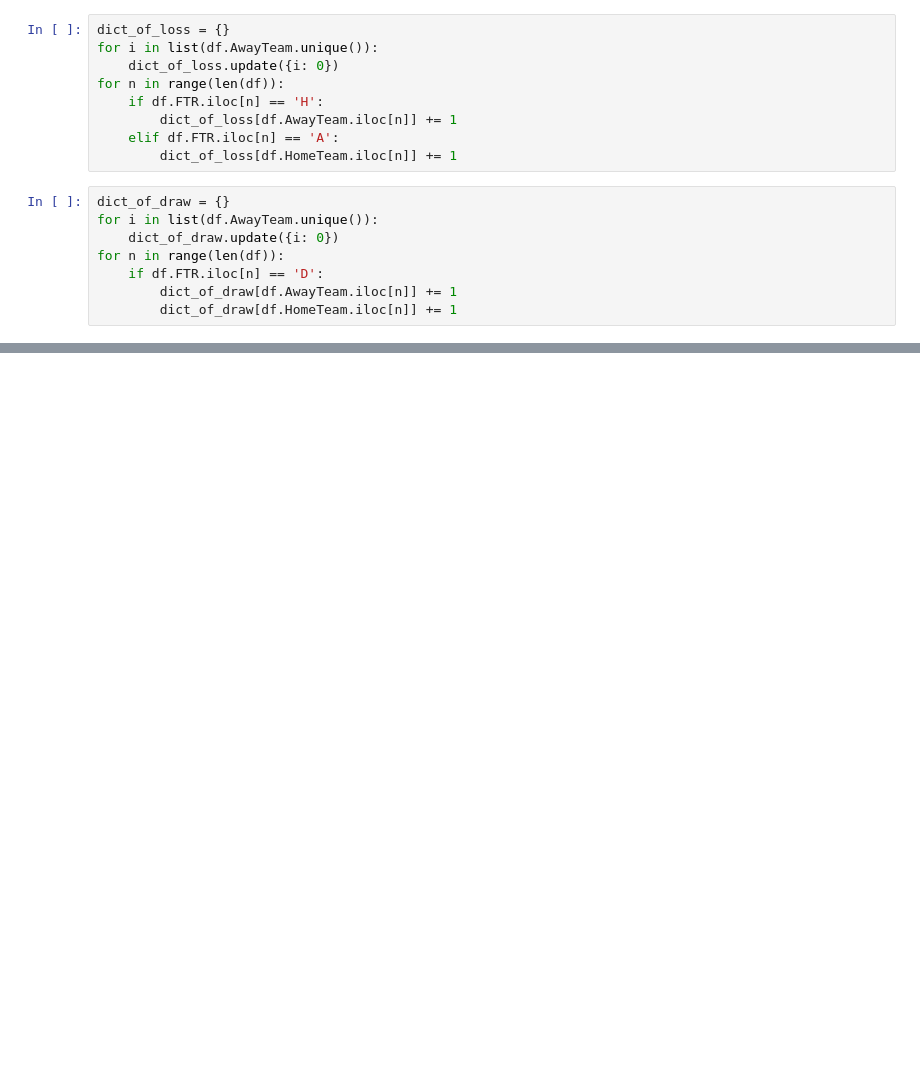
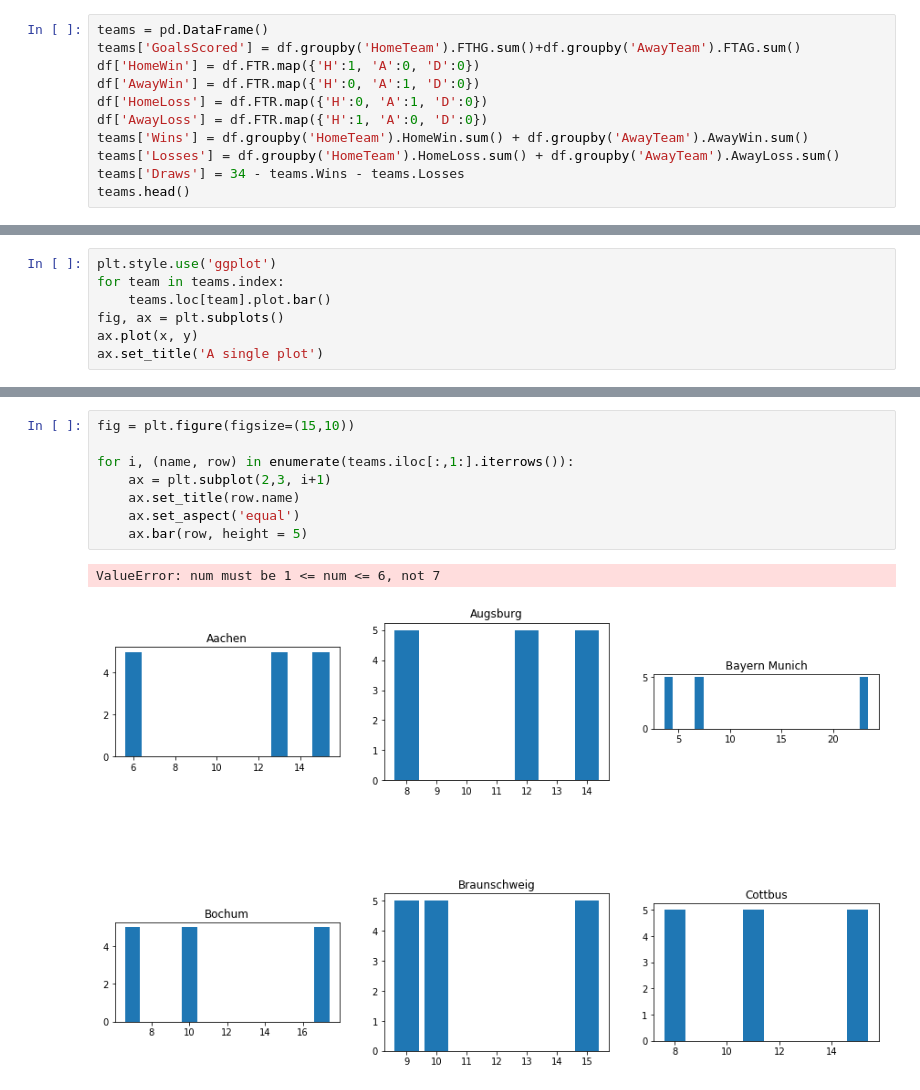
Before and after one commit to zapatos24/Mod-2-Summative-Lab, a Jupyter notebook: API_and_Win_Rates.ipynb, the cells around one changed output, grey strips where cells are left out. Drawn from its saved outputs; the diff is of its cells as text; blank space fills up the shorter version.

```diff
--- a/API_and_Win_Rates.ipynb
+++ b/API_and_Win_Rates.ipynb
@@ -56,17 +45,11 @@ for n in range(len(df)):
-# %%
-dict_of_loss = {}
-for i in list(df.AwayTeam.unique()):
-    dict_of_loss.update({i: 0})
-for n in range(len(df)):
-    if df.FTR.iloc[n] == 'H':
-        dict_of_loss[df.AwayTeam.iloc[n]] += 1
-    elif df.FTR.iloc[n] == 'A':
-        dict_of_loss[df.HomeTeam.iloc[n]] += 1
-# %%
-dict_of_draw = {}
-for i in list(df.AwayTeam.unique()):
-    dict_of_draw.update({i: 0})
-for n in range(len(df)):
-    if df.FTR.iloc[n] == 'D':
-        dict_of_draw[df.AwayTeam.iloc[n]] += 1
-        dict_of_draw[df.HomeTeam.iloc[n]] += 1
+# %%
+teams = pd.DataFrame()
+teams['GoalsScored'] = df.groupby('HomeTeam').FTHG.sum()+df.groupby('AwayTeam').FTAG.sum()
+df['HomeWin'] = df.FTR.map({'H':1, 'A':0, 'D':0})
+df['AwayWin'] = df.FTR.map({'H':0, 'A':1, 'D':0})
+df['HomeLoss'] = df.FTR.map({'H':0, 'A':1, 'D':0})
+df['AwayLoss'] = df.FTR.map({'H':1, 'A':0, 'D':0})
+teams['Wins'] = df.groupby('HomeTeam').HomeWin.sum() + df.groupby('AwayTeam').AwayWin.sum()
+teams['Losses'] = df.groupby('HomeTeam').HomeLoss.sum() + df.groupby('AwayTeam').AwayLoss.sum()
+teams['Draws'] = 34 - teams.Wins - teams.Losses
+teams.head()
@@ -72,0 +76,7 @@ for n in range(len(df)):
+# %%
+plt.style.use('ggplot')
+for team in teams.index:
+    teams.loc[team].plot.bar()
+fig, ax = plt.subplots()
+ax.plot(x, y)
+ax.set_title('A single plot')
@@ -72,0 +85,11 @@ for n in range(len(df)):
+# %%
+fig = plt.figure(figsize=(15,10))
+
+for i, (name, row) in enumerate(teams.iloc[:,1:].iterrows()):
+    ax = plt.subplot(2,3, i+1)
+    ax.set_title(row.name)
+    ax.set_aspect('equal')
+    ax.bar(row, height = 5)
+# %% [output]
+ValueError: num must be 1 <= num <= 6, not 7
+[figure, added]
```
Also changed, not shown: parts of 19 cells of this notebook, 3 other files.
